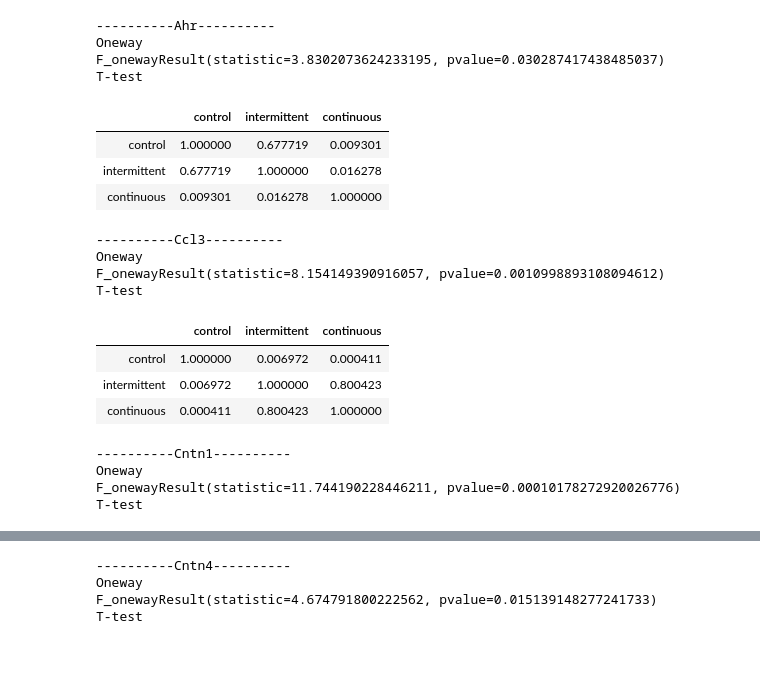
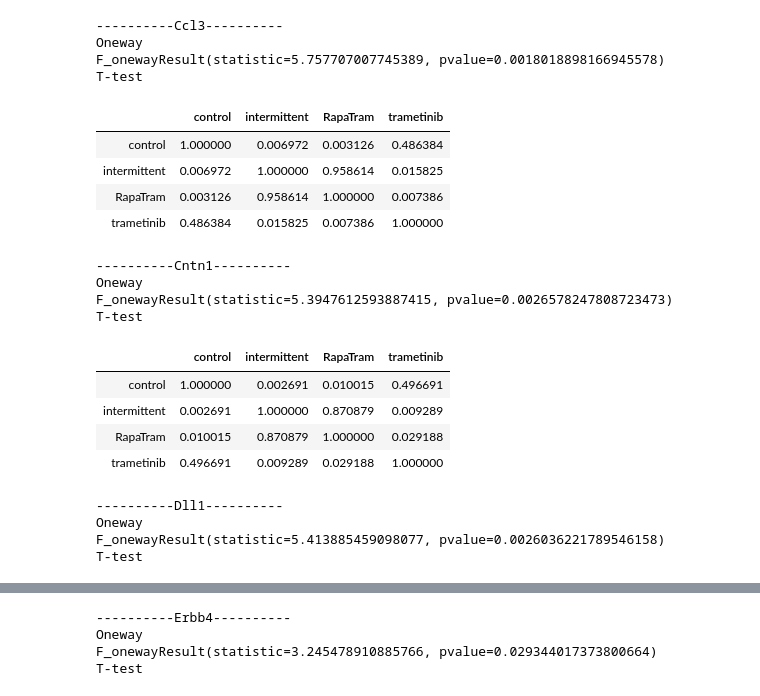
Before and after one commit to carolinamonzo/LG_proteomics, a Jupyter notebook: scripts/olink_diffabund.ipynb, the cells around one changed output, grey strips where cells are left out. Saved outputs shown, nothing was run; the diff lists cells and outputs as text; code cells hidden in the pictures; blank space fills up the shorter version.

```diff
--- a/scripts/olink_diffabund.ipynb
+++ b/scripts/olink_diffabund.ipynb
@@ -35,8 +35,8 @@ path = "../analysis/plots/"
 #run_type = "dry"
 run_type = "wet"
 
-run_user = "Maarouf"
-#run_user = "Lisonia"
+#run_user = "Maarouf"
+run_user = "Lisonia"
 
 #sex = "f"
 sex = "m"
@@ -166,48 +166,92 @@ Anosim Significant?: True
 # %%
 genes = df.columns
 if run_user == "Maarouf":
     sig_genes = []
     ctrl_inter = []
     conti_inter = []
     for e in sorted(genes):
         continuous = mer[mer["Treatment"] == "Continuous"].fillna(0)[e]
         intermittent = mer[mer["Treatment"] == "Intermittent"].fillna(0)[e]
         control = mer[mer["Treatment"] == "Control"].fillna(0)[e]
         ano = stats.f_oneway(control, intermittent, continuous)
         if ano[1] < 0.05:
             sig_genes.append(e)
             print(f"\n\n----------{e}----------")
             print("Oneway")
             print(ano)
             ttestdf = pd.DataFrame({"score":list(control) + list(intermittent) + list(continuous),
                                     "group":["control"]*len(control) + ["intermittent"]*len(intermittent) + ["continuous"]*len(continuous)})
             tte = sp.posthoc_ttest(ttestdf.fillna(0), val_col = "score", group_col = "group")
             print("T-test")
             display(tte)
             comp1 = tte.loc[["intermittent"], ["control"]]["control"][0]
             if comp1 < 0.05:
                 ctrl_inter.append(e)
             comp2 = tte.loc[["intermittent"], ["continuous"]]["continuous"][0]
             if comp2 < 0.05:
                 conti_inter.append(e)
+elif run_user == "Lisonia":
+    sig_genes = []
+    ctrl_RT = []
+    inter_RT = []
+    tram_RT = []
+    inter_tram = []
+    ctrl_inter = []
+    ctrl_tram = []
+    for e in sorted(genes):
+        control = mer[mer["Treatment"] == "Control"].fillna(0)[e]
+        inter = mer[mer["Treatment"] == "Intermittent"].fillna(0)[e]
+        RT = mer[mer["Treatment"] == "RapamycinTrametinib"].fillna(0)[e]
+        tram = mer[mer["Treatment"] == "Trametinib"].fillna(0)[e]
+        ano = stats.f_oneway(control, inter, RT, tram)
+        if ano[1] < 0.05:
+            sig_genes.append(e)
+            print(f"\n\n----------{e}----------")
+            print("Oneway")
+            print(ano)
+            ttestdf = pd.DataFrame({"score":list(control) + list(inter) + list(RT) + list(tram),
+                                    "group":["control"]*len(control) + ["intermittent"]*len(inter) + ["RapaTram"]*len(RT) + ["trametinib"]*len(tram)})
+            tte = sp.posthoc_ttest(ttestdf.fillna(0), val_col = "score", group_col = "group")
+            print("T-test")
+            display(tte)
+            comp1 = tte.loc[["RapaTram"], ["control"]]["control"][0]
+            if comp1 < 0.05:
+                ctrl_RT.append(e)
+            comp2 = tte.loc[["RapaTram"], ["intermittent"]]["intermittent"][0]
+            if comp2 < 0.05:
+                inter_RT.append(e)
+            comp3 = tte.loc[["RapaTram"], ["trametinib"]]["trametinib"][0]
+            if comp3 < 0.05:
+                tram_RT.append(e)
+            comp4 = tte.loc[["intermittent"], ["trametinib"]]["trametinib"][0]
+            if comp4 < 0.05:
+                inter_tram.append(e)
+            comp5 = tte.loc[["intermittent"], ["control"]]["control"][0]
+            if comp5 < 0.05:
+                ctrl_inter.append(e)
+            comp6 = tte.loc[["trametinib"], ["control"]]["control"][0]
+            if comp6 < 0.05:
+                ctrl_tram.append(e)
 # %% [output]
-----------Ahr----------
+----------Ccl3----------
 Oneway
-F_onewayResult(statistic=3.8302073624233195, pvalue=0.030287417438485037)
+F_onewayResult(statistic=5.757707007745389, pvalue=0.0018018898166945578)
 T-test
-|  | control | intermittent | continuous |
-| control | 1.000000 | 0.677719 | 0.009301 |
-| intermittent | 0.677719 | 1.000000 | 0.016278 |
-| continuous | 0.009301 | 0.016278 | 1.000000 |
+|  | control | intermittent | RapaTram | trametinib |
+| control | 1.000000 | 0.006972 | 0.003126 | 0.486384 |
+| intermittent | 0.006972 | 1.000000 | 0.958614 | 0.015825 |
+| RapaTram | 0.003126 | 0.958614 | 1.000000 | 0.007386 |
+| trametinib | 0.486384 | 0.015825 | 0.007386 | 1.000000 |
-----------Ccl3----------
+----------Cntn1----------
 Oneway
-F_onewayResult(statistic=8.154149390916057, pvalue=0.0010998893108094612)
+F_onewayResult(statistic=5.3947612593887415, pvalue=0.0026578247808723473)
 T-test
-|  | control | intermittent | continuous |
-| control | 1.000000 | 0.006972 | 0.000411 |
-| intermittent | 0.006972 | 1.000000 | 0.800423 |
-| continuous | 0.000411 | 0.800423 | 1.000000 |
+|  | control | intermittent | RapaTram | trametinib |
+| control | 1.000000 | 0.002691 | 0.010015 | 0.496691 |
+| intermittent | 0.002691 | 1.000000 | 0.870879 | 0.009289 |
+| RapaTram | 0.010015 | 0.870879 | 1.000000 | 0.029188 |
+| trametinib | 0.496691 | 0.009289 | 0.029188 | 1.000000 |
-----------Cntn1----------
+----------Dll1----------
 Oneway
-F_onewayResult(statistic=11.744190228446211, pvalue=0.00010178272920026776)
+F_onewayResult(statistic=5.413885459098077, pvalue=0.0026036221789546158)
 T-test
@@ -218,4 +263,4 @@ T-test
-----------Cntn4----------
+----------Erbb4----------
 Oneway
-F_onewayResult(statistic=4.674791800222562, pvalue=0.015139148277241733)
+F_onewayResult(statistic=3.245478910885766, pvalue=0.029344017373800664)
 T-test
```
Also changed, not shown: parts of 7 cells of this notebook.
